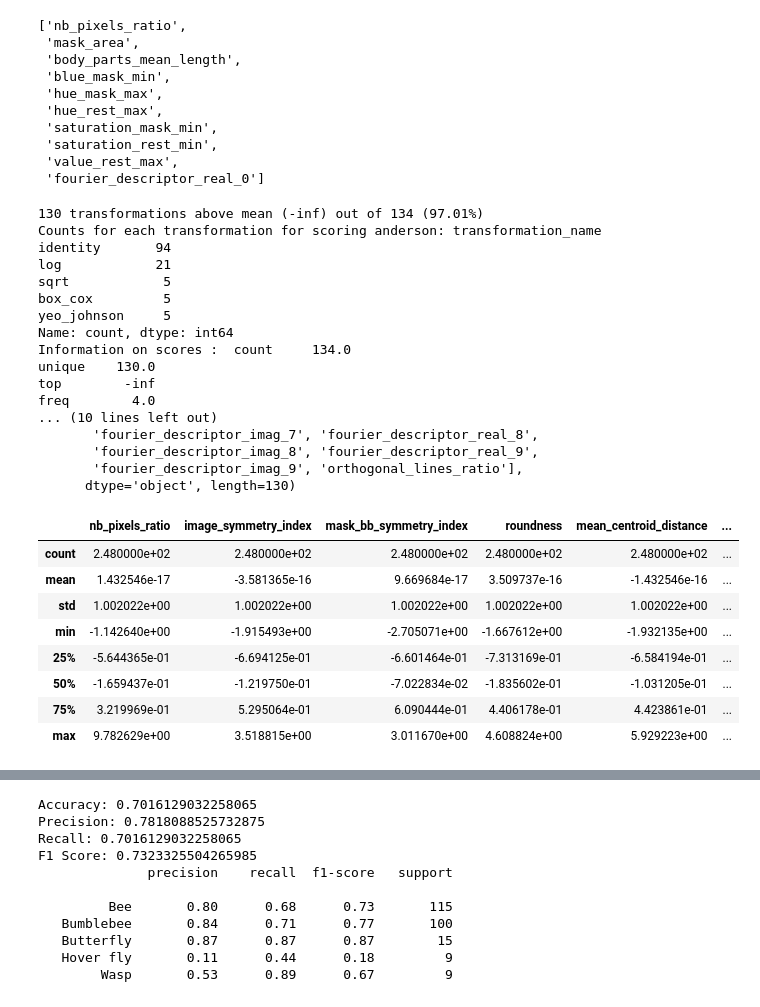
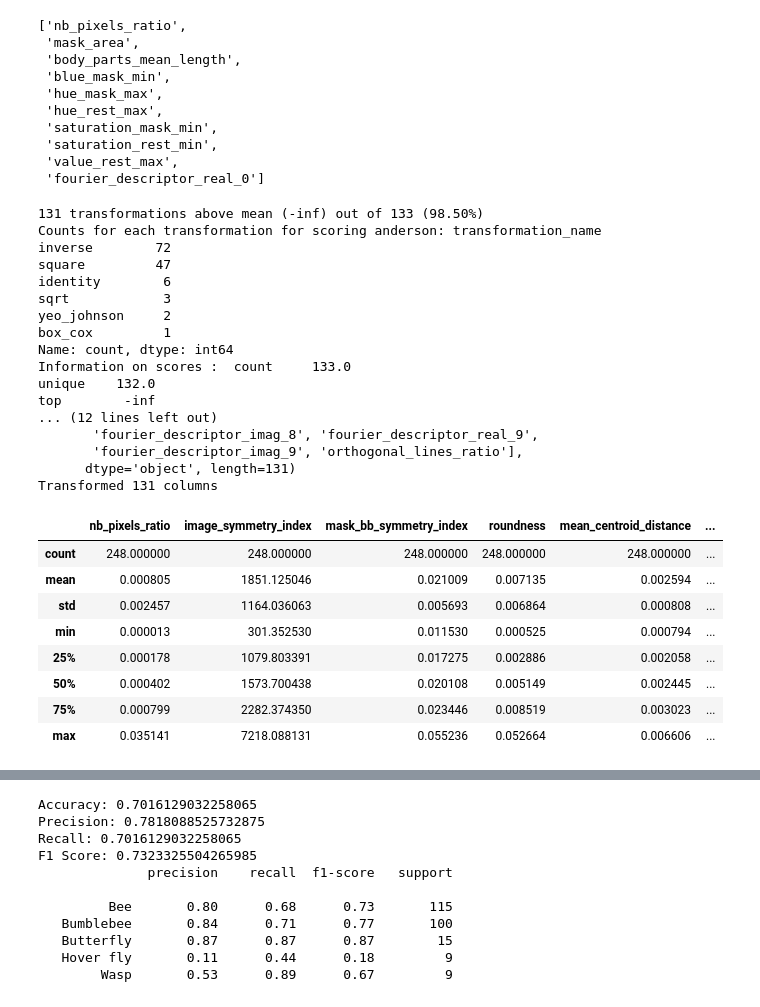
Before and after one commit to alexisvafiadis/Bug-Images-Data-Analysis-And-Type-Classification, a Jupyter notebook: 3_prediction_all_bug_types_transf.ipynb, the cells around one changed output, grey strips where cells are left out. Cells and saved outputs as stored; diff of their text form; code cells hidden in the pictures.

```diff
--- a/3_prediction_all_bug_types_transf.ipynb
+++ b/3_prediction_all_bug_types_transf.ipynb
@@ -784,24 +805,18 @@ We can define the transformation functions that we want to test on each column.
 def safe_log(x):
     return np.log1p(np.maximum(x, 0))  # Safely log transform data
 
-def power_transform_factory(power):
-    def power_transform(x, epsilon=1e-6):
-        if power < 0:
-            # Protect against negative and very small values
-            # Shift by a small constant to avoid taking powers of zero or very small numbers
-            adjusted_x = np.abs(x) + epsilon
-            # Compute power, adding 1 to ensure non-negativity
-            return np.power(adjusted_x, power)
-        else:
-            # For non-negative powers, ensure no negative values are used
-            # Apply power directly, assuming non-negative input is intended for non-negative powers
-            non_negative_x = np.maximum(x, 0) + epsilon  # Add epsilon to avoid zero to a positive power
-            return np.power(non_negative_x, power)
-    return power_transform
-
-
-def identity(x):
-    return x
+def power_transform_factory(x,power, epsilon=1e-6):
+    if power < 0:
+        # Protect against negative and very small values
+        # Shift by a small constant to avoid taking powers of zero or very small numbers
+        adjusted_x = np.abs(x) + epsilon
+        # Compute power, adding 1 to ensure non-negativity
+        return np.power(adjusted_x, power)
+    else:
+        # For non-negative powers, ensure no negative values are used
+        # Apply power directly, assuming non-negative input is intended for non-negative powers
+        non_negative_x = np.maximum(x, 0) + epsilon  # Add epsilon to avoid zero to a positive power
+        return np.power(non_negative_x, power)
 
 def tanh_transform(x):
     return np.tanh(x)
@@ -842,8 +857,8 @@ def create_transformations_dict(add_advanced_transforms=False):
     transformations.update(power_transformations)
     if add_advanced_transforms:
         transformations.update(**{
-            'log_square': lambda x: safe_log(power_transform_factory(2)(x)),
-            'log_sqrt': lambda x: safe_log(power_transform_factory(0.5)(x)),
+            'log_square': lambda x: safe_log(power_transform_factory(2)),
+            'log_sqrt': lambda x: safe_log(power_transform_factory(0.5)),
             'tanh': tanh_transform,
             'sigmoid': sigmoid_transform,
             'box_cox': box_cox_transform,
@@ -1218,6 +1266,9 @@ def sqrt_transform(x):
     return np.sqrt(np.maximum(x, 0))  # Square root, safe for non-negative values
 
 def box_cox_transform(x):
+    # if most values are negative, boxcox is useless so we throw an error if it is the case
+    if np.sum(x > 0) < 0.5 * len(x):
+        raise ValueError("Data contains too many negative values for Box-Cox transformation")
     positive_x = np.maximum(x + 1, 1)  # Shift to positive to apply Box-Cox
     return boxcox(positive_x)[0]
 
@@ -1353,37 +1295,37 @@ def find_best_transformation(df, target_2d, transformations, cv=cv, scoring='f_c
 # %%
 scorings = ['anderson', 'shapiro', 'skewness_kurtosis','gaussian_bayes']
 best_transforms_for_gaussian_dict = {}
 df_results_for_gaussian_dict = {}
 for scoring in scorings:
     best_transforms_for_gaussian_dict[scoring], df_results_for_gaussian_dict[scoring] = find_best_transformation(X, y_encoded,
                                                                     gaussian_transformations, scoring=scoring, display_df=False, verbose=False)
     # Statistics on transformed data
-    transformed_X = MultiColumnCachedTransformer(best_transforms_for_gaussian_dict[scoring], verbose=True).fit_transform(X2)
+    transformed_X = MultiColumnCachedTransformer(best_transforms_for_gaussian_dict[scoring], verbose=True).fit_transform(X)
     display(HTML(transformed_X.describe().to_html()))
 # %% [output]
-130 transformations above mean (-inf) out of 134 (97.01%)
+131 transformations above mean (-inf) out of 133 (98.50%)
 Counts for each transformation for scoring anderson: transformation_name
-identity       94
-log            21
-sqrt            5
-box_cox         5
-yeo_johnson     5
+inverse        72
+square         47
+identity        6
+sqrt            3
+yeo_johnson     2
+box_cox         1
 Name: count, dtype: int64
-Information on scores :  count     134.0
-unique    130.0
+Information on scores :  count     133.0
+unique    132.0
 top        -inf
-freq        4.0
-... (10 lines left out)
-       'fourier_descriptor_imag_7', 'fourier_descriptor_real_8',
+... (12 lines left out)
        'fourier_descriptor_imag_8', 'fourier_descriptor_real_9',
        'fourier_descriptor_imag_9', 'orthogonal_lines_ratio'],
-      dtype='object', length=130)
+      dtype='object', length=131)
+Transformed 131 columns
 |  | nb_pixels_ratio | image_symmetry_index | mask_bb_symmetry_index | roundness | mean_centroid_distance | ... |
-| count | 2.480000e+02 | 2.480000e+02 | 2.480000e+02 | 2.480000e+02 | 2.480000e+02 | ... |
-| mean | 1.432546e-17 | -3.581365e-16 | 9.669684e-17 | 3.509737e-16 | -1.432546e-16 | ... |
-| std | 1.002022e+00 | 1.002022e+00 | 1.002022e+00 | 1.002022e+00 | 1.002022e+00 | ... |
-| min | -1.142640e+00 | -1.915493e+00 | -2.705071e+00 | -1.667612e+00 | -1.932135e+00 | ... |
-| 25% | -5.644365e-01 | -6.694125e-01 | -6.601464e-01 | -7.313169e-01 | -6.584194e-01 | ... |
-| 50% | -1.659437e-01 | -1.219750e-01 | -7.022834e-02 | -1.835602e-01 | -1.031205e-01 | ... |
-| 75% | 3.219969e-01 | 5.295064e-01 | 6.090444e-01 | 4.406178e-01 | 4.423861e-01 | ... |
-| max | 9.782629e+00 | 3.518815e+00 | 3.011670e+00 | 4.608824e+00 | 5.929223e+00 | ... |
+| count | 248.000000 | 248.000000 | 248.000000 | 248.000000 | 248.000000 | ... |
+| mean | 0.000805 | 1851.125046 | 0.021009 | 0.007135 | 0.002594 | ... |
+| std | 0.002457 | 1164.036063 | 0.005693 | 0.006864 | 0.000808 | ... |
+| min | 0.000013 | 301.352530 | 0.011530 | 0.000525 | 0.000794 | ... |
+| 25% | 0.000178 | 1079.803391 | 0.017275 | 0.002886 | 0.002058 | ... |
+| 50% | 0.000402 | 1573.700438 | 0.020108 | 0.005149 | 0.002445 | ... |
+| 75% | 0.000799 | 2282.374350 | 0.023446 | 0.008519 | 0.003023 | ... |
+| max | 0.035141 | 7218.088131 | 0.055236 | 0.052664 | 0.006606 | ... |
```
Also changed, not shown: parts of 23 cells of this notebook, 3 other files.
